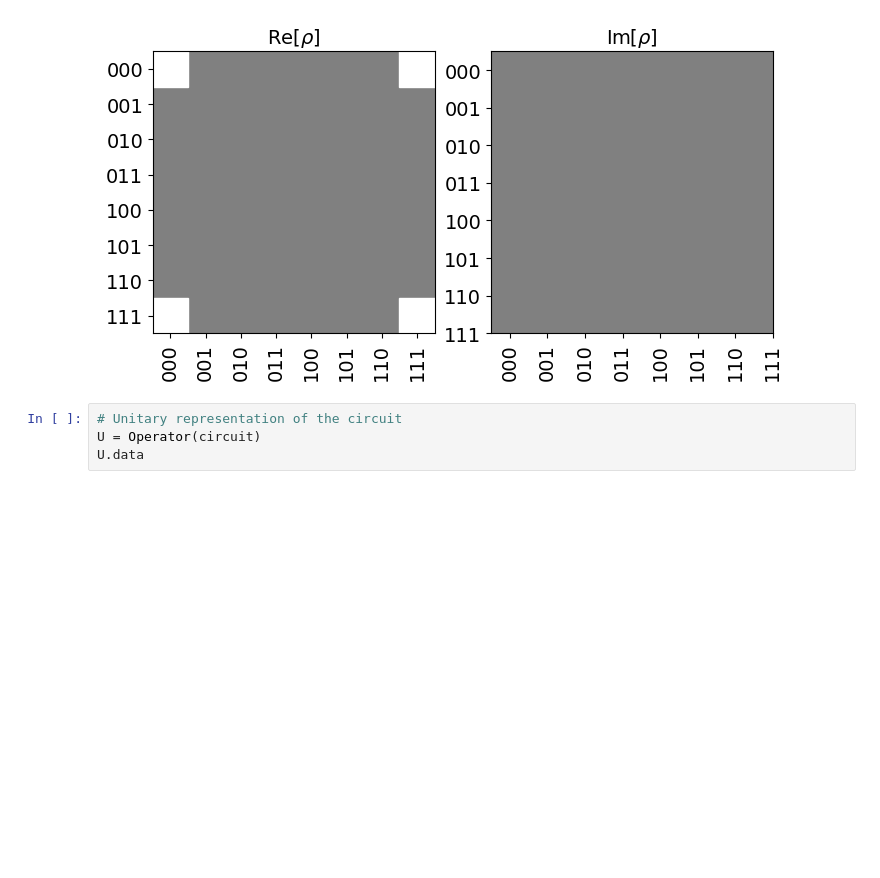
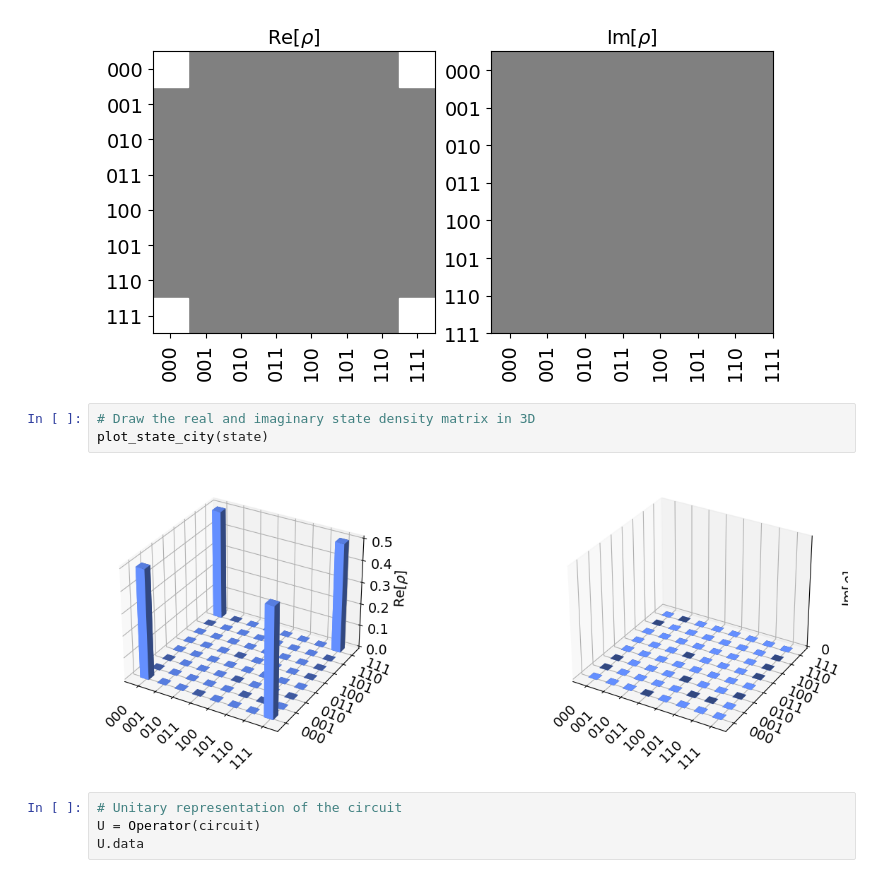
Before and after one commit to punitarani/quantum-ml, a Jupyter notebook: notebooks/1 Introduction.ipynb, the cells around one changed output. Saved outputs shown, nothing was run; the diff lists cells and outputs as text; blank space fills up the shorter version.

Commit message:
Add plot_state_city visualization

```diff
--- a/notebooks/1 Introduction.ipynb
+++ b/notebooks/1 Introduction.ipynb
@@ -118,6 +118,11 @@ state.draw('qsphere')
 state.draw('hinton')
 # %% [output]
 [figure]
+# %%
+# Draw the real and imaginary state density matrix in 3D
+plot_state_city(state)
+# %% [output]
+[figure, added]
 # %%
 # Unitary representation of the circuit
 U = Operator(circuit)
```
Also changed, not shown: parts of 5 cells of this notebook.
